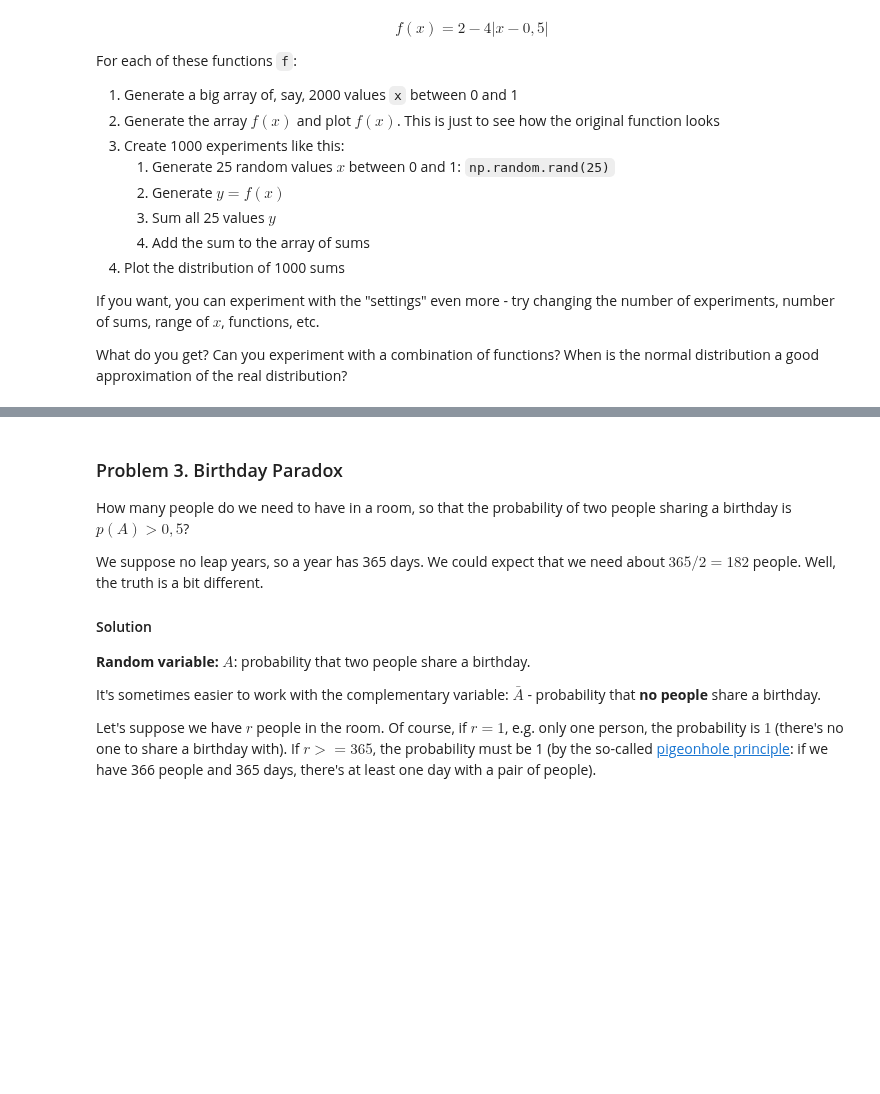
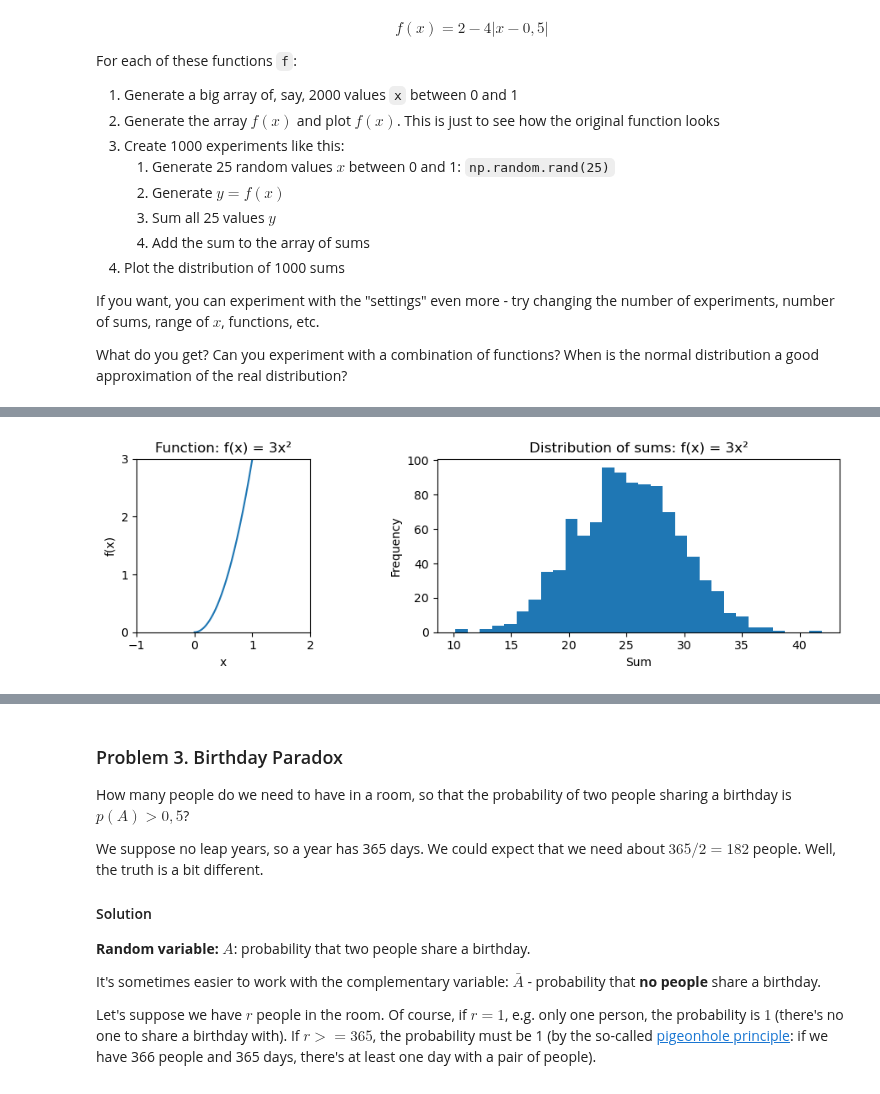
Before and after one commit to tproykov/MathsForDevelopers, a Jupyter notebook: 05.ProbabilityCombinatorics/Probability and Combinatorics Exercise.ipynb, the cells around one changed output, grey strips where cells are left out. Cells and saved outputs as stored; diff of their text form; code cells hidden in the pictures; blank space fills up the shorter version.

```diff
--- a/05.ProbabilityCombinatorics/Probability and Combinatorics Exercise.ipynb
+++ b/05.ProbabilityCombinatorics/Probability and Combinatorics Exercise.ipynb
@@ -260,0 +247,4 @@ for i, f in enumerate(functions):
+# %%
+plot_function_and_distribution(lambda x: 3 * x**2, 'f(x) = 3x²')
+# %% [output]
+[figure, added]
```
Also changed, not shown: parts of 11 cells of this notebook, 1 other file.
